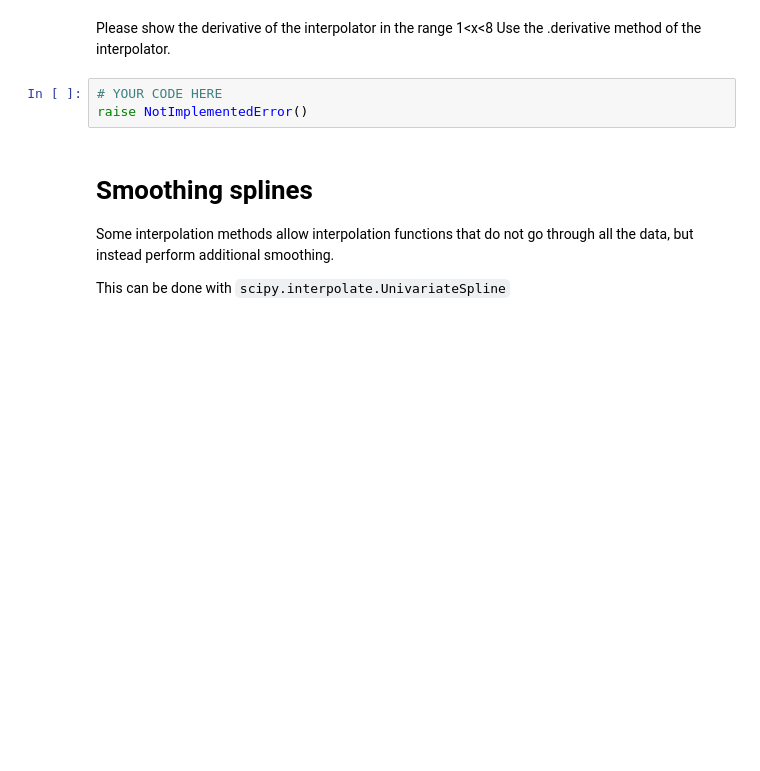
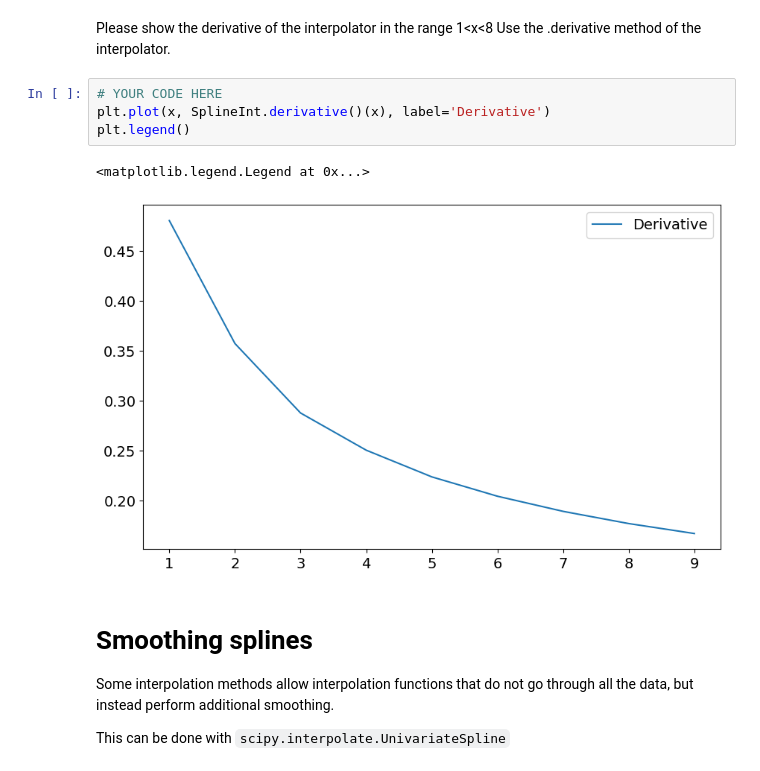
Before and after one commit to TWilson05/Homework, a Jupyter notebook: Year4/PHYS10090/Workshop 1.ipynb, the cells around one changed output. Cells and saved outputs as stored; diff of their text form; blank space fills up the shorter version.

```diff
--- a/Year4/PHYS10090/Workshop 1.ipynb
+++ b/Year4/PHYS10090/Workshop 1.ipynb
@@ -676,9 +925,13 @@ raise NotImplementedError()
 # %% [markdown]
 Please show the derivative of the interpolator in the range 1<x<8
 Use the .derivative method of the interpolator.
-# %%
-# YOUR CODE HERE
-raise NotImplementedError()
+# %%
+# YOUR CODE HERE
+plt.plot(x, SplineInt.derivative()(x), label='Derivative')
+plt.legend()
+# %% [output]
+<matplotlib.legend.Legend at 0x...>
+[figure, added]
 # %% [markdown]
 # Smoothing splines
 
```
Also changed, not shown: parts of 53 cells of this notebook.
